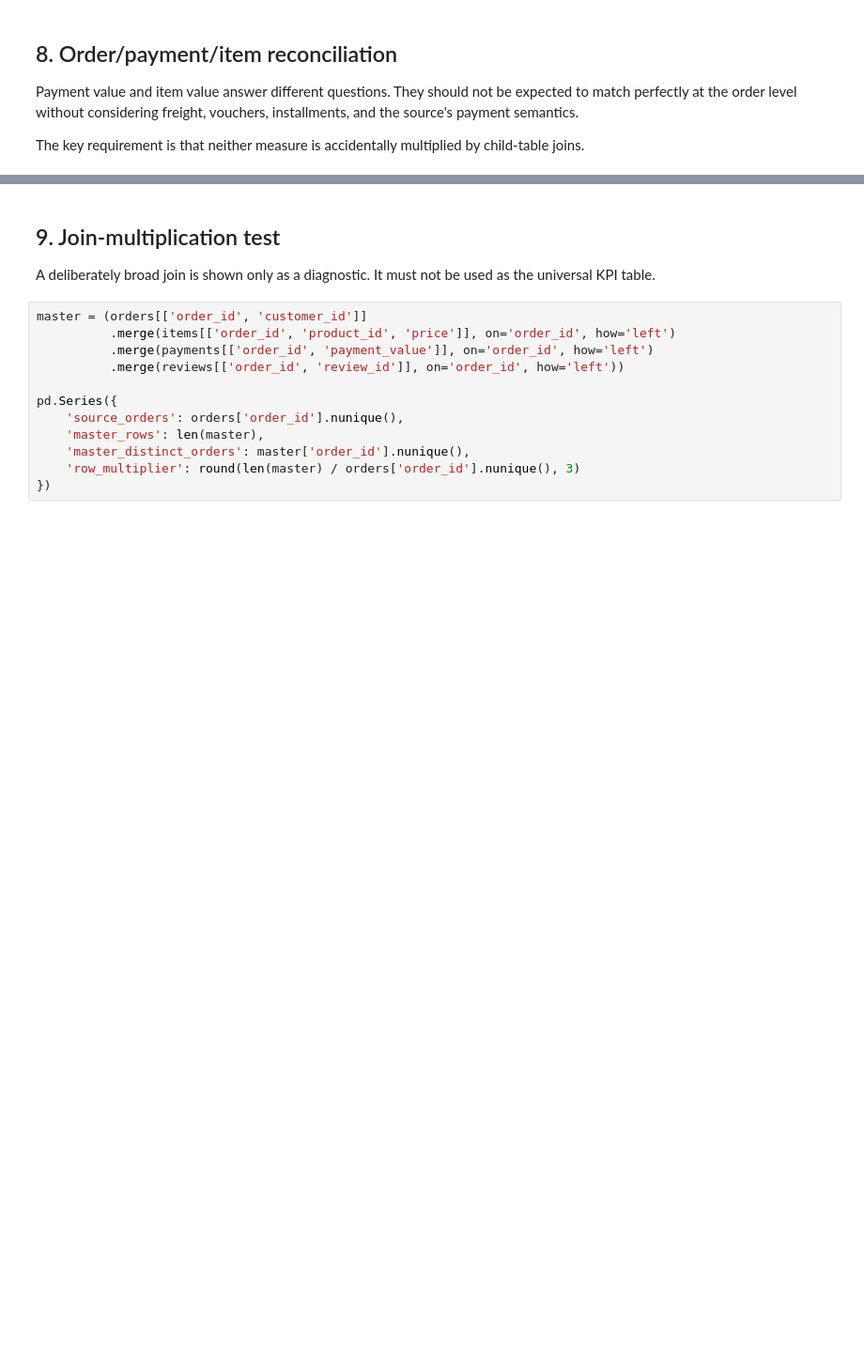
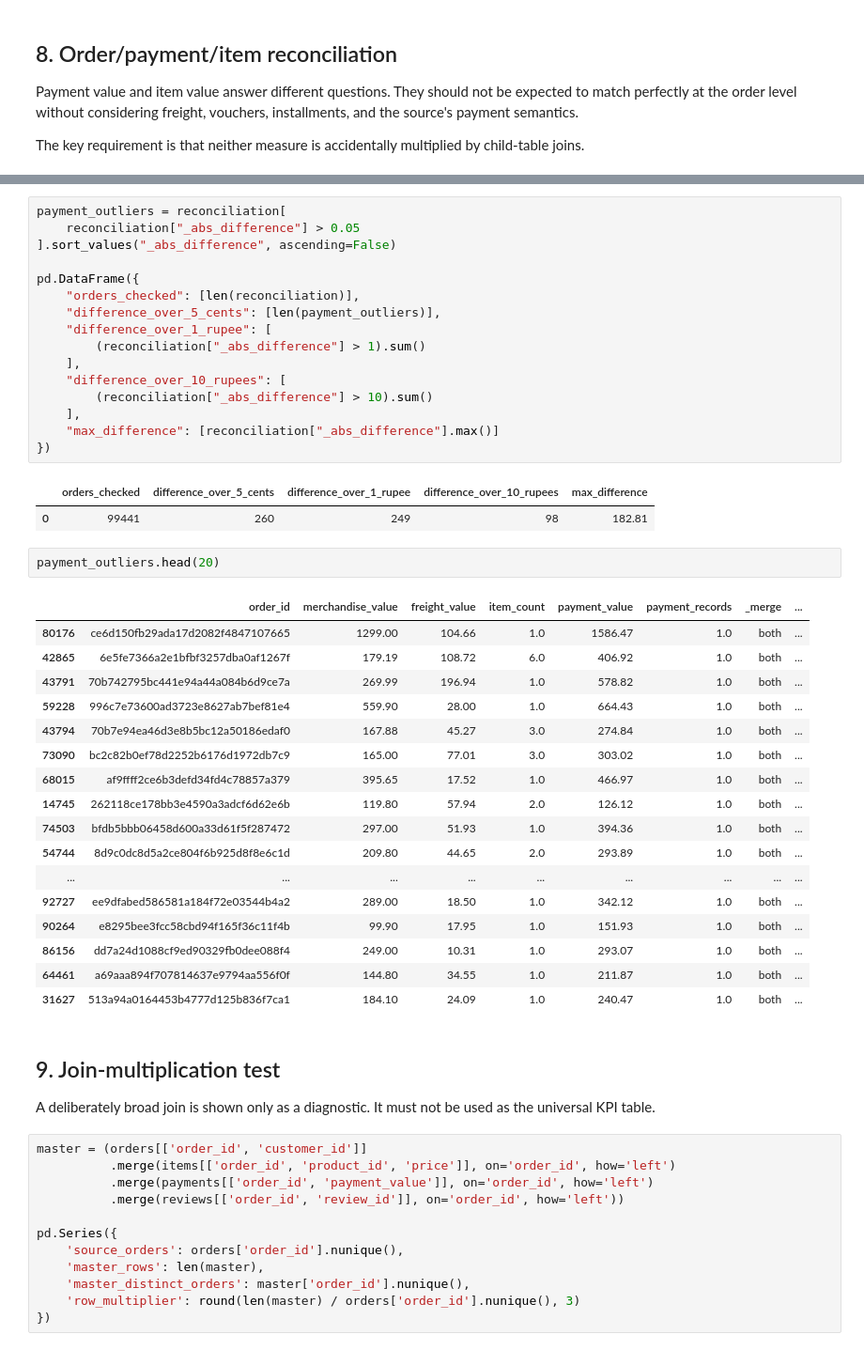
Before and after one commit to Prabudha-start/Retail-Ecommerce-BI-Analytics, a Jupyter notebook: notebooks/05_data_quality_audit.ipynb, the cells around one changed output, grey strips where cells are left out. Shown at 94% size. Saved outputs shown, nothing was run; the diff lists cells and outputs as text; blank space fills up the shorter version.

Commit message:
Add executed data quality audit results

```diff
--- a/notebooks/05_data_quality_audit.ipynb
+++ b/notebooks/05_data_quality_audit.ipynb
@@ -145,3 +285,42 @@ reconciliation['_abs_difference'].describe(percentiles=[.5, .9, .95, .99])
+# %%
+payment_outliers = reconciliation[
+    reconciliation["_abs_difference"] > 0.05
+].sort_values("_abs_difference", ascending=False)
+
+pd.DataFrame({
+    "orders_checked": [len(reconciliation)],
+    "difference_over_5_cents": [len(payment_outliers)],
+    "difference_over_1_rupee": [
+        (reconciliation["_abs_difference"] > 1).sum()
+    ],
+    "difference_over_10_rupees": [
+        (reconciliation["_abs_difference"] > 10).sum()
+    ],
+    "max_difference": [reconciliation["_abs_difference"].max()]
+})
+# %% [output]
+|  | orders_checked | difference_over_5_cents | difference_over_1_rupee | difference_over_10_rupees | max_difference |
+| 0 | 99441 | 260 | 249 | 98 | 182.81 |
+# %%
+payment_outliers.head(20)
+# %% [output]
+|  | order_id | merchandise_value | freight_value | item_count | payment_value | payment_records | _merge | ... |
+| 80176 | ce6d150fb29ada17d2082f4847107665 | 1299.00 | 104.66 | 1.0 | 1586.47 | 1.0 | both | ... |
+| 42865 | 6e5fe7366a2e1bfbf3257dba0af1267f | 179.19 | 108.72 | 6.0 | 406.92 | 1.0 | both | ... |
+| 43791 | 70b742795bc441e94a44a084b6d9ce7a | 269.99 | 196.94 | 1.0 | 578.82 | 1.0 | both | ... |
+| 59228 | 996c7e73600ad3723e8627ab7bef81e4 | 559.90 | 28.00 | 1.0 | 664.43 | 1.0 | both | ... |
+| 43794 | 70b7e94ea46d3e8b5bc12a50186edaf0 | 167.88 | 45.27 | 3.0 | 274.84 | 1.0 | both | ... |
+| 73090 | bc2c82b0ef78d2252b6176d1972db7c9 | 165.00 | 77.01 | 3.0 | 303.02 | 1.0 | both | ... |
+| 68015 | af9ffff2ce6b3defd34fd4c78857a379 | 395.65 | 17.52 | 1.0 | 466.97 | 1.0 | both | ... |
+| 14745 | 262118ce178bb3e4590a3adcf6d62e6b | 119.80 | 57.94 | 2.0 | 126.12 | 1.0 | both | ... |
+| 74503 | bfdb5bbb06458d600a33d61f5f287472 | 297.00 | 51.93 | 1.0 | 394.36 | 1.0 | both | ... |
+| 54744 | 8d9c0dc8d5a2ce804f6b925d8f8e6c1d | 209.80 | 44.65 | 2.0 | 293.89 | 1.0 | both | ... |
+| ... | ... | ... | ... | ... | ... | ... | ... | ... |
+| 92727 | ee9dfabed586581a184f72e03544b4a2 | 289.00 | 18.50 | 1.0 | 342.12 | 1.0 | both | ... |
+| 90264 | e8295bee3fcc58cbd94f165f36c11f4b | 99.90 | 17.95 | 1.0 | 151.93 | 1.0 | both | ... |
+| 86156 | dd7a24d1088cf9ed90329fb0dee088f4 | 249.00 | 10.31 | 1.0 | 293.07 | 1.0 | both | ... |
+| 64461 | a69aaa894f707814637e9794aa556f0f | 144.80 | 34.55 | 1.0 | 211.87 | 1.0 | both | ... |
+| 31627 | 513a94a0164453b4777d125b836f7ca1 | 184.10 | 24.09 | 1.0 | 240.47 | 1.0 | both | ... |
 # %% [markdown]
 ## 9. Join-multiplication test
 
```
Also changed, not shown: parts of 16 cells of this notebook.
